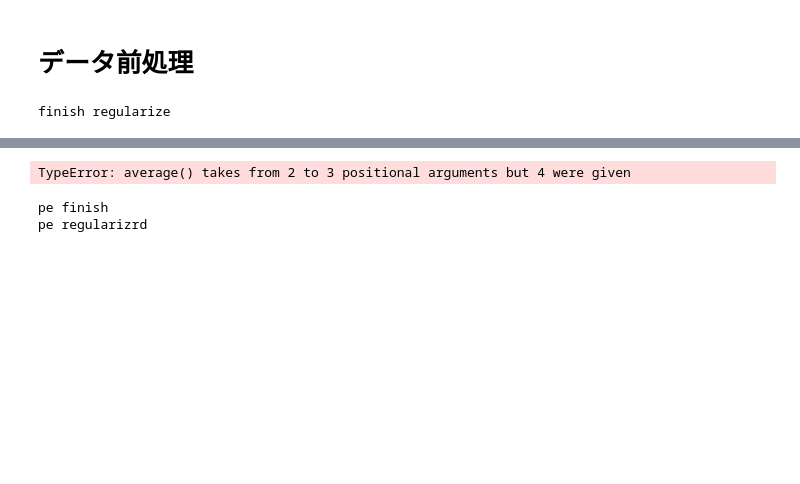
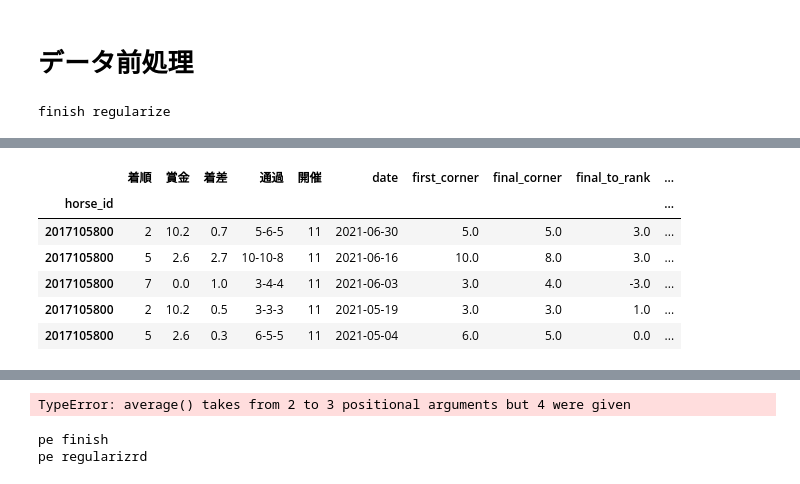
Before and after one commit to yodarjeering/horse_tmp, a Jupyter notebook: main.ipynb, the cells around one changed output, grey strips where cells are left out. Drawn from its saved outputs; the diff is of its cells as text; code cells hidden in the pictures; blank space fills up the shorter version.

```diff
--- a/main.ipynb
+++ b/main.ipynb
@@ -202,0 +205,10 @@ finish regularize
+# %%
+horse_results_processor.processed_df.head()
+# %% [output]
+|  | 着順 | 賞金 | 着差 | 通過 | 開催 | date | first_corner | final_corner | final_to_rank | ... |
+| horse_id |  |  |  |  |  |  |  |  |  | ... |
+| 2017105800 | 2 | 10.2 | 0.7 | 5-6-5 | 11 | 2021-06-30 | 5.0 | 5.0 | 3.0 | ... |
+| 2017105800 | 5 | 2.6 | 2.7 | 10-10-8 | 11 | 2021-06-16 | 10.0 | 8.0 | 3.0 | ... |
+| 2017105800 | 7 | 0.0 | 1.0 | 3-4-4 | 11 | 2021-06-03 | 3.0 | 4.0 | -3.0 | ... |
+| 2017105800 | 2 | 10.2 | 0.5 | 3-3-3 | 11 | 2021-05-19 | 3.0 | 3.0 | 1.0 | ... |
+| 2017105800 | 5 | 2.6 | 0.3 | 6-5-5 | 11 | 2021-05-04 | 6.0 | 5.0 | 0.0 | ... |
```
Also changed, not shown: parts of 6 cells of this notebook.
